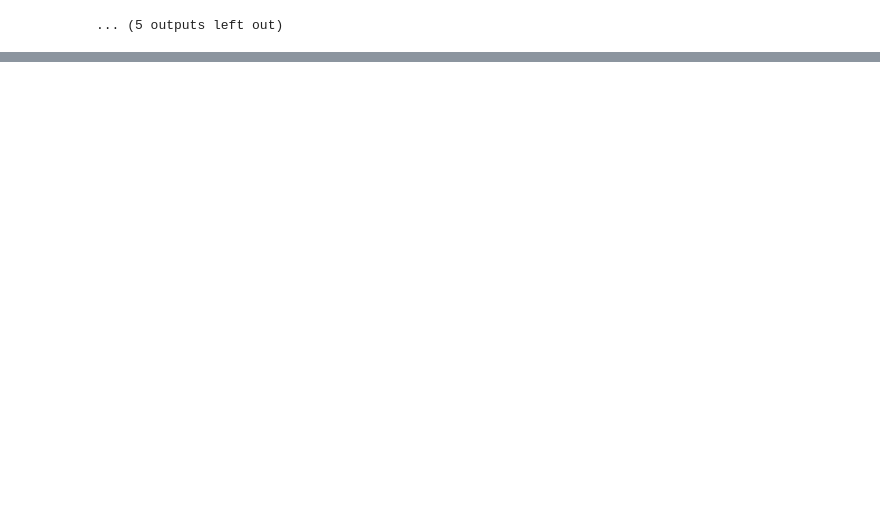
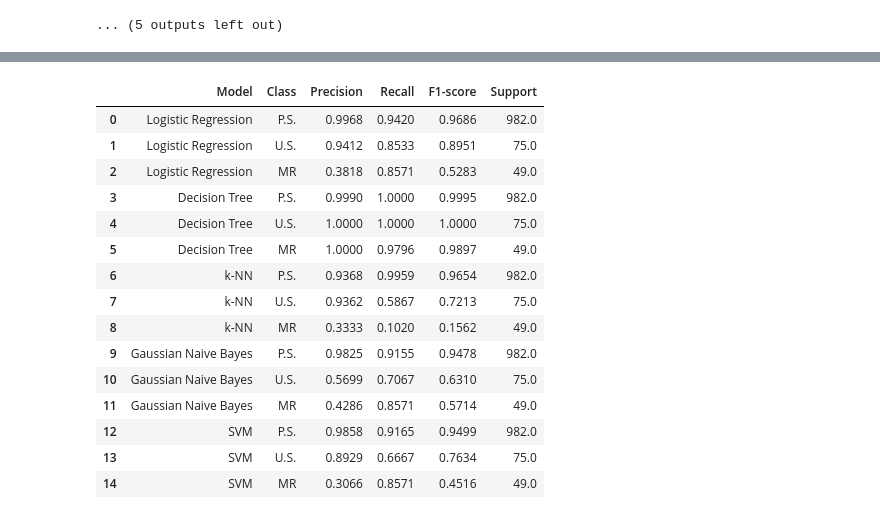
Before and after one commit to Taniya-roy20/Groundwater-quality-Telangana-, a Jupyter notebook: Groundwater_Quality.ipynb, the cells around one changed output, grey strips where cells are left out. Saved outputs shown, nothing was run; the diff lists cells and outputs as text; code cells hidden in the pictures; blank space fills up the shorter version.

```diff
--- a/Groundwater_Quality.ipynb
+++ b/Groundwater_Quality.ipynb
@@ -4260,0 +4830,18 @@ Exported results:
+# %%
+# Compact summary: top 3 features per model
+
+for model_name in models_drinking.keys():
+    top_features = (
+        drinking_all_importance[
+            drinking_all_importance["Model"] == model_name
+        ]
+        .sort_values("Importance Mean", ascending=False)
+        .head(3)
+    )
+
+    print(f"\n{model_name}")
+    print(
+        top_features[
+            ["Feature", "Importance Mean"]
+        ].to_string(index=False)
+    )
@@ -4260,0 +4964,52 @@ Exported results:
+# %%
+# Drinking-water: out-of-fold predictions and class-wise metrics
+
+from sklearn.model_selection import cross_val_predict
+from sklearn.metrics import classification_report
+import pandas as pd
+
+drinking_oof_predictions = {}
+drinking_classwise_rows = []
+
+for model_name, model in models_drinking.items():
+
+    print(f"Generating predictions for: {model_name}")
+
+    y_pred = cross_val_predict(
+        model,
+        X_drinking,
+        y_drinking,
+        cv=cv_drinking,
+        groups=groups_drinking,
+        n_jobs=-1,
+        method="predict"
+    )
+
+    drinking_oof_predictions[model_name] = y_pred
+
+    report = classification_report(
+        y_drinking,
+        y_pred,
+        labels=["P.S.", "U.S.", "MR"],
+        output_dict=True,
+        zero_division=0
+    )
+
+    for class_name in ["P.S.", "U.S.", "MR"]:
+        drinking_classwise_rows.append({
+            "Model": model_name,
+            "Class": class_name,
+            "Precision": report[class_name]["precision"],
+            "Recall": report[class_name]["recall"],
+            "F1-score": report[class_name]["f1-score"],
+            "Support": report[class_name]["support"]
+        })
+
+drinking_classwise_comparison = pd.DataFrame(
+    drinking_classwise_rows
+)
+
+display(
+    drinking_classwise_comparison.round(4)
+)
+# %% [output]
@@ -4260,0 +5021,16 @@ Exported results:
+|  | Model | Class | Precision | Recall | F1-score | Support |
+| 0 | Logistic Regression | P.S. | 0.9968 | 0.9420 | 0.9686 | 982.0 |
+| 1 | Logistic Regression | U.S. | 0.9412 | 0.8533 | 0.8951 | 75.0 |
+| 2 | Logistic Regression | MR | 0.3818 | 0.8571 | 0.5283 | 49.0 |
+| 3 | Decision Tree | P.S. | 0.9990 | 1.0000 | 0.9995 | 982.0 |
+| 4 | Decision Tree | U.S. | 1.0000 | 1.0000 | 1.0000 | 75.0 |
+| 5 | Decision Tree | MR | 1.0000 | 0.9796 | 0.9897 | 49.0 |
+| 6 | k-NN | P.S. | 0.9368 | 0.9959 | 0.9654 | 982.0 |
+| 7 | k-NN | U.S. | 0.9362 | 0.5867 | 0.7213 | 75.0 |
+| 8 | k-NN | MR | 0.3333 | 0.1020 | 0.1562 | 49.0 |
+| 9 | Gaussian Naive Bayes | P.S. | 0.9825 | 0.9155 | 0.9478 | 982.0 |
+| 10 | Gaussian Naive Bayes | U.S. | 0.5699 | 0.7067 | 0.6310 | 75.0 |
+| 11 | Gaussian Naive Bayes | MR | 0.4286 | 0.8571 | 0.5714 | 49.0 |
+| 12 | SVM | P.S. | 0.9858 | 0.9165 | 0.9499 | 982.0 |
+| 13 | SVM | U.S. | 0.8929 | 0.6667 | 0.7634 | 75.0 |
+| 14 | SVM | MR | 0.3066 | 0.8571 | 0.4516 | 49.0 |
```
Also changed, not shown: parts of 20 cells of this notebook.
